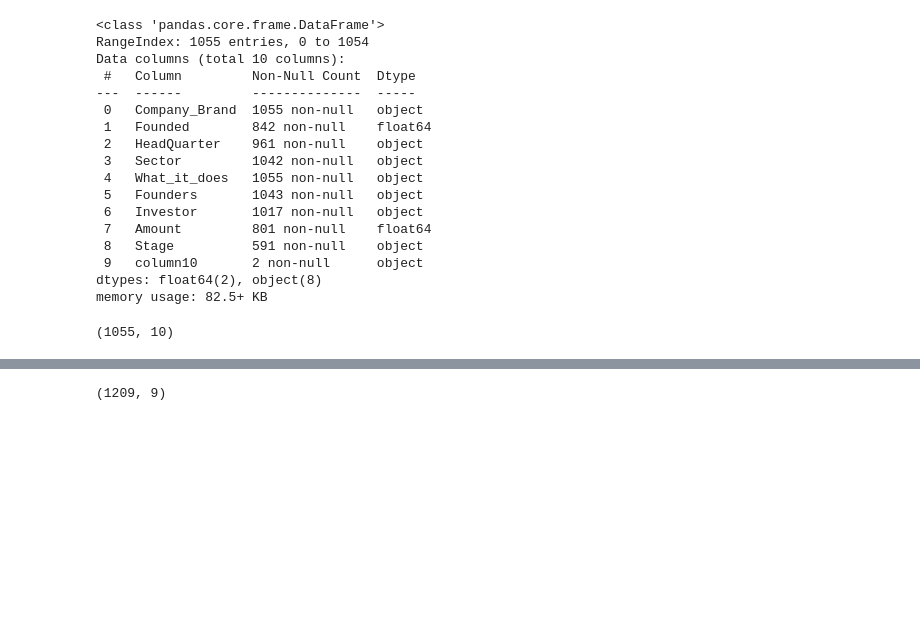
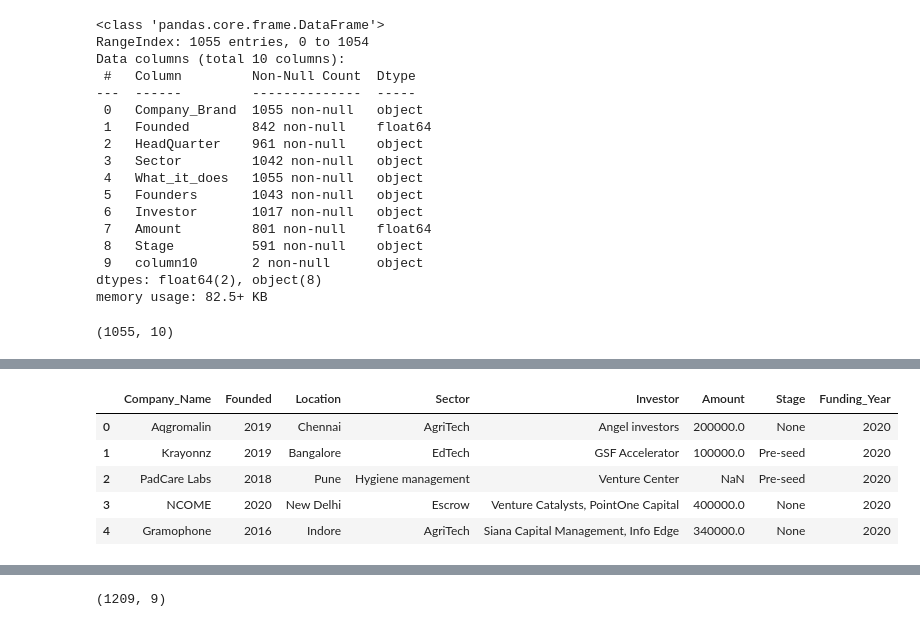
Before and after one commit to SamuelAsong/Analyzing-Start-up-Funding-in-India, a Jupyter notebook: Notebooks/Indian Start-up Ecosystem Funding Analysis (2018-2021).ipynb, the cells around one changed output, grey strips where cells are left out. Saved outputs shown, nothing was run; the diff lists cells and outputs as text; code cells hidden in the pictures; blank space fills up the shorter version.

```diff
--- a/Notebooks/Indian Start-up Ecosystem Funding Analysis (2018-2021).ipynb
+++ b/Notebooks/Indian Start-up Ecosystem Funding Analysis (2018-2021).ipynb
@@ -169,0 +279,4 @@ data20.head()
+# %%
+#replace the values with the average
+avg = str((887000+23000000)/2)
+data20.at[465, 'Amount'] = avg
@@ -169,0 +300,5 @@ data20.head()
+# %%
+#replace the values with the average
+avg = str((800000000+850000000)/2)
+
+data20.at[472, 'Amount'] = avg
@@ -169,0 +318,4 @@ data20.head()
+# %%
+#Convert the Amount column to numeric
+
+data20['Amount'] = pd.to_numeric(data20['Amount'], errors='coerce')
@@ -169,0 +350,4 @@ data20.head()
+# %%
+#drop all duplicates and leave only one record
+
+data20 = data20.drop_duplicates(keep='first')
@@ -170,3 +373,13 @@ data20.head()
+# %%
+#Check the first set of row
+data20.head()
+# %% [output]
+|  | Company_Name | Founded | Location | Sector | Investor | Amount | Stage | Funding_Year |
+| 0 | Aqgromalin | 2019 | Chennai | AgriTech | Angel investors | 200000.0 | None | 2020 |
+| 1 | Krayonnz | 2019 | Bangalore | EdTech | GSF Accelerator | 100000.0 | Pre-seed | 2020 |
+| 2 | PadCare Labs | 2018 | Pune | Hygiene management | Venture Center | NaN | Pre-seed | 2020 |
+| 3 | NCOME | 2020 | New Delhi | Escrow | Venture Catalysts, PointOne Capital | 400000.0 | None | 2020 |
+| 4 | Gramophone | 2016 | Indore | AgriTech | Siana Capital Management, Info Edge | 340000.0 | None | 2020 |
 # %%
 # select data from 2021
 
```
Also changed, not shown: parts of 23 cells of this notebook.
